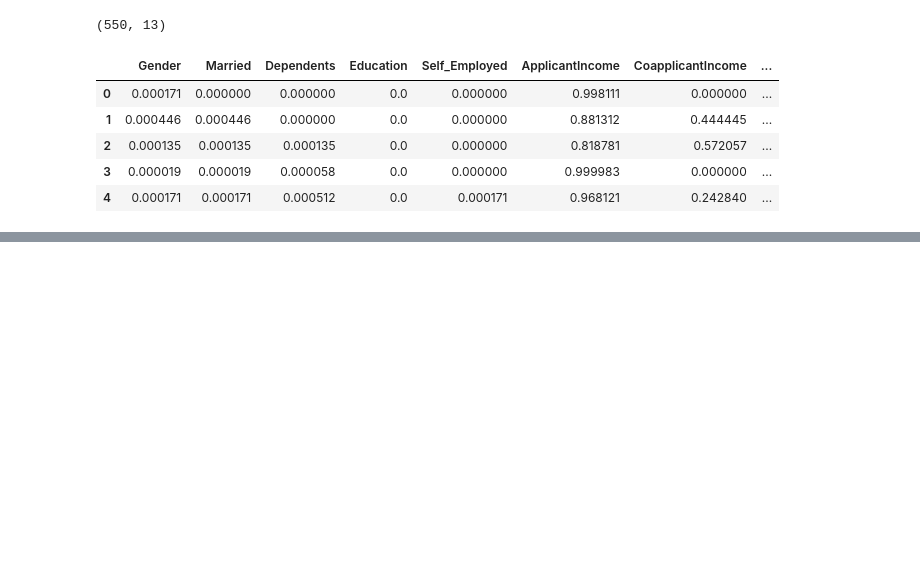
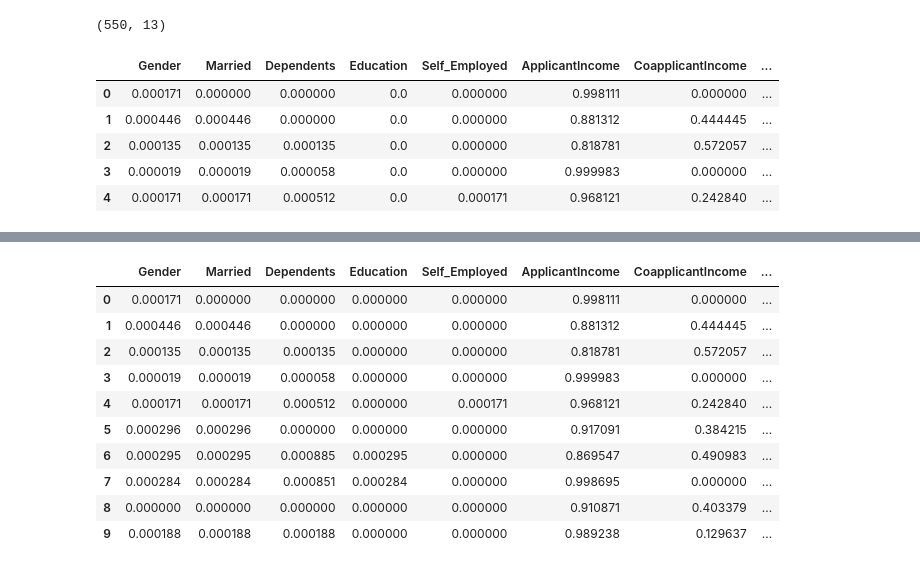
Before and after one commit to mfs135/decision-tree-classifier, a Jupyter notebook: decisiontree.ipynb, the cells around one changed output, grey strips where cells are left out. Saved outputs shown, nothing was run; the diff lists cells and outputs as text; code cells hidden in the pictures; blank space fills up the shorter version.

```diff
--- a/decisiontree.ipynb
+++ b/decisiontree.ipynb
@@ -515,0 +529,14 @@ normalized_data.head()
+# %%
+normalized_data.head(10)
+# %% [output]
+|  | Gender | Married | Dependents | Education | Self_Employed | ApplicantIncome | CoapplicantIncome | ... |
+| 0 | 0.000171 | 0.000000 | 0.000000 | 0.000000 | 0.000000 | 0.998111 | 0.000000 | ... |
+| 1 | 0.000446 | 0.000446 | 0.000000 | 0.000000 | 0.000000 | 0.881312 | 0.444445 | ... |
+| 2 | 0.000135 | 0.000135 | 0.000135 | 0.000000 | 0.000000 | 0.818781 | 0.572057 | ... |
+| 3 | 0.000019 | 0.000019 | 0.000058 | 0.000000 | 0.000000 | 0.999983 | 0.000000 | ... |
+| 4 | 0.000171 | 0.000171 | 0.000512 | 0.000000 | 0.000171 | 0.968121 | 0.242840 | ... |
+| 5 | 0.000296 | 0.000296 | 0.000000 | 0.000000 | 0.000000 | 0.917091 | 0.384215 | ... |
+| 6 | 0.000295 | 0.000295 | 0.000885 | 0.000295 | 0.000000 | 0.869547 | 0.490983 | ... |
+| 7 | 0.000284 | 0.000284 | 0.000851 | 0.000284 | 0.000000 | 0.998695 | 0.000000 | ... |
+| 8 | 0.000000 | 0.000000 | 0.000000 | 0.000000 | 0.000000 | 0.910871 | 0.403379 | ... |
+| 9 | 0.000188 | 0.000188 | 0.000188 | 0.000000 | 0.000000 | 0.989238 | 0.129637 | ... |
```
Also changed, not shown: parts of 34 cells of this notebook.
